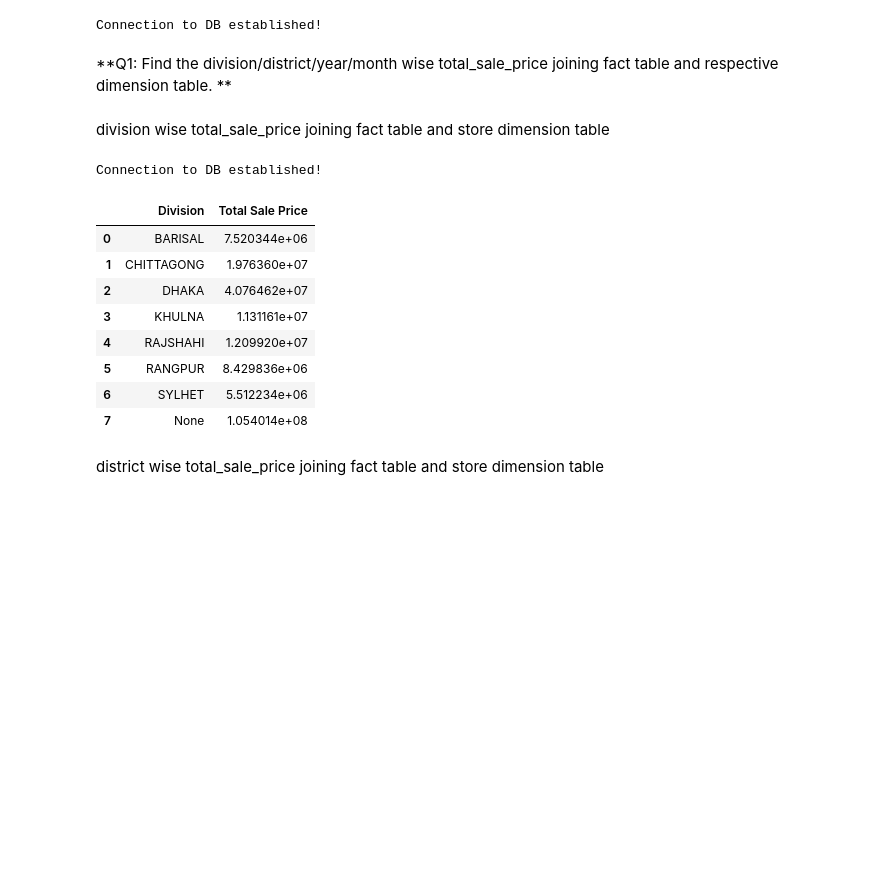
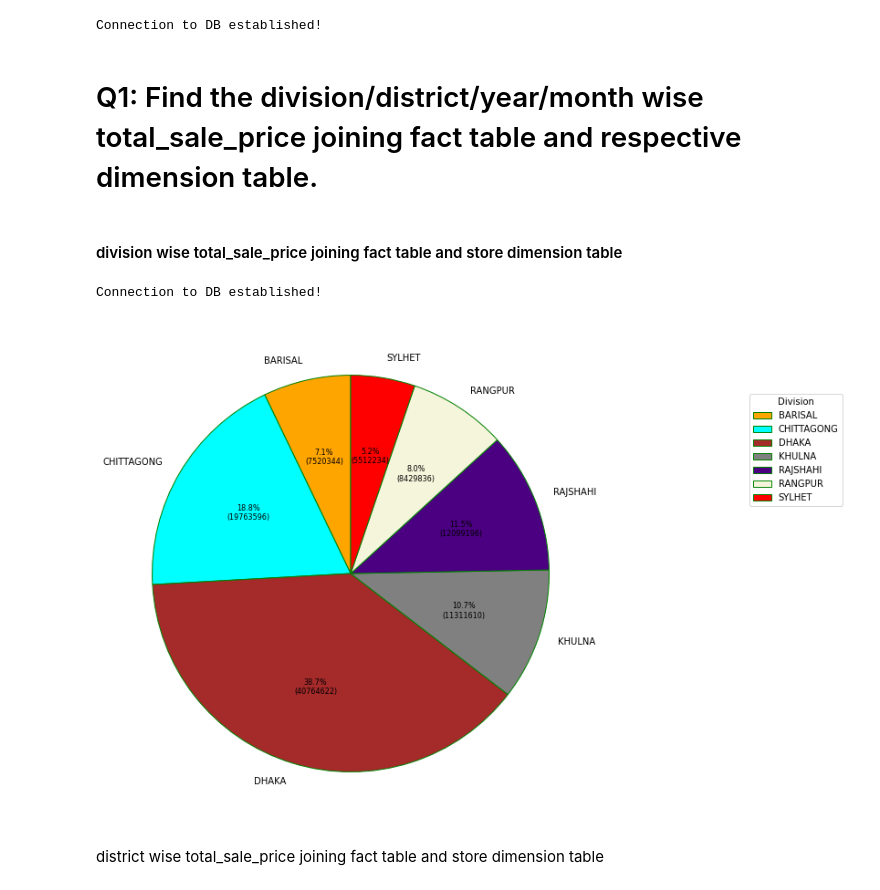
Before and after one commit to esrdlab-vinternship/HDA-5th-Round-vInternship, a Jupyter notebook: notebook/analytics/olap.ipynb, the cells around one changed output. Cells and saved outputs as stored; diff of their text form; code cells hidden in the pictures; blank space fills up the shorter version.

Commit message:
added plot to each of the Questions.

```diff
--- a/notebook/analytics/olap.ipynb
+++ b/notebook/analytics/olap.ipynb
@@ -18,9 +18,9 @@ con = PostgresConnection().getConnection()
 # %% [output]
 Connection to DB established!
 # %% [markdown]
-**Q1: Find the division/district/year/month wise total_sale_price joining fact table and respective dimension table. **
+<h1> Q1: Find the division/district/year/month wise total_sale_price joining fact table and respective dimension table. </h1>
 # %% [markdown]
-division wise total_sale_price joining fact table and store dimension table
+<h4>division wise total_sale_price joining fact table and store dimension table</h4>
 # %%
 con = PostgresConnection().getConnection()
 insert_stmt = """SELECT store_dim.division as "Division", SUM(fact_table.total_price) "Total Sale Price"
@@ -36,17 +36,33 @@ cur.close()
 # %% [output]
 Connection to DB established!
 # %%
-total_price_by_division
+total_price_by_divisions = total_price_by_division.dropna()
-# %% [output]
-|  | Division | Total Sale Price |
-| 0 | BARISAL | 7.520344e+06 |
-| 1 | CHITTAGONG | 1.976360e+07 |
-| 2 | DHAKA | 4.076462e+07 |
-| 3 | KHULNA | 1.131161e+07 |
-| 4 | RAJSHAHI | 1.209920e+07 |
-| 5 | RANGPUR | 8.429836e+06 |
-| 6 | SYLHET | 5.512234e+06 |
-| 7 | None | 1.054014e+08 |
+# %%
+import numpy as np
+colors = ( "orange", "cyan", "brown",
+		"grey", "indigo", "beige", "red")
+wp = { 'linewidth' : 1, 'edgecolor' : "green" }
+def func(pct, allvalues):
+	absolute = int(pct / 100.*np.sum(allvalues))
+	return "{:.1f}%\n({:d})".format(pct, absolute)
+fig, ax = plt.subplots(figsize =(20, 10))
+wedges, texts, autotexts = ax.pie(total_price_by_divisions['Total Sale Price'],
+								autopct = lambda pct: func(pct, total_price_by_divisions['Total Sale Price']),
+# 								explode = explode,
+								labels = total_price_by_divisions['Division'],
+# 								shadow = True,
+								colors = colors,
+								startangle = 90,
+								wedgeprops = wp,
+								textprops = dict(color ="black"))
+ax.legend(wedges, total_price_by_divisions['Division'],
+		title ="Division",
+		loc ="center right",
+		bbox_to_anchor =(1, 0.5, 0.5, 0.5))
+plt.setp(autotexts, size = 8)
+plt.show()
+# %% [output]
+[figure, added]
 # %% [markdown]
 district wise total_sale_price joining fact table and store dimension table
 # %%
```
Also changed, not shown: parts of 18 cells of this notebook.
